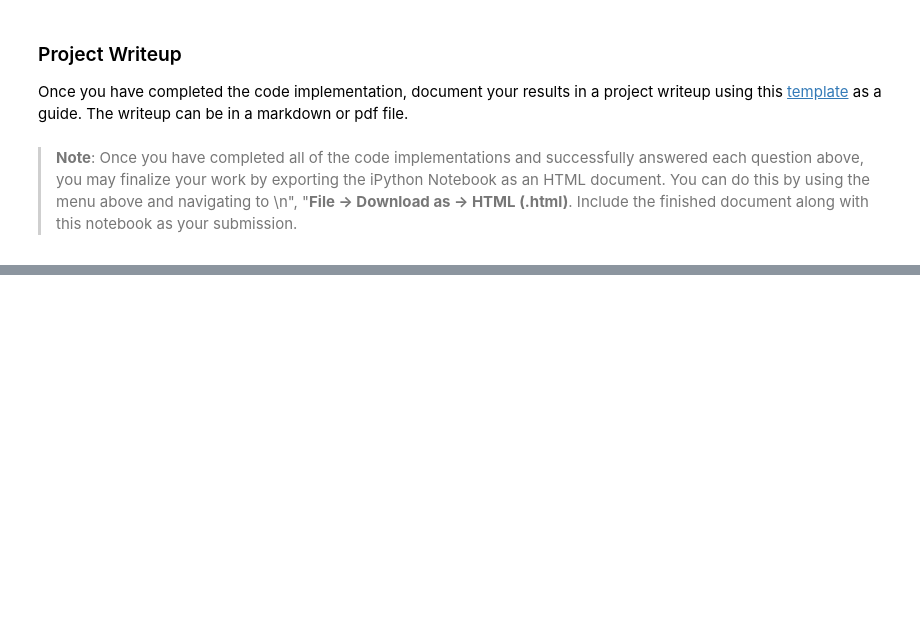
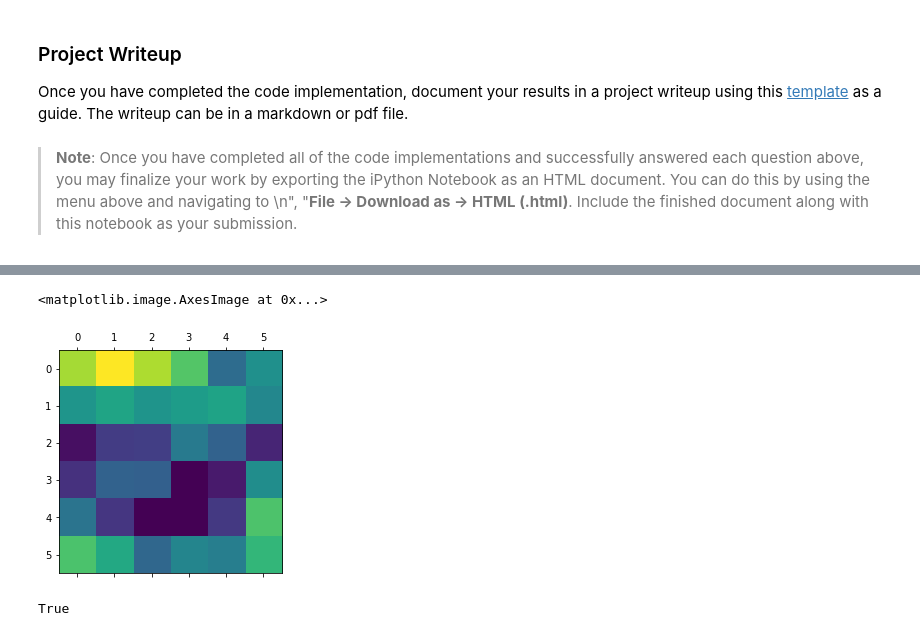
Before and after one commit to favetelinguis/udacity_self-driving_car, a Jupyter notebook: CarND-Traffic-Sign-Classifier-Project/Traffic_Sign_Classifier.ipynb, the cells around one changed output, grey strips where cells are left out. Drawn from its saved outputs; the diff is of its cells as text; code cells hidden in the pictures; blank space fills up the shorter version.

Commit message:
First solution to project 2

```diff
--- a/CarND-Traffic-Sign-Classifier-Project/Traffic_Sign_Classifier.ipynb
+++ b/CarND-Traffic-Sign-Classifier-Project/Traffic_Sign_Classifier.ipynb
@@ -433,0 +433,6 @@ def outputFeatureMap(image_input, tf_activation, activation_min=-1, activation_m
+# %%
+# Train a much worse model to show how it fails in its predictions
+bad_model = getModel(use_dropout=False)
+trainModel(bad_model, epochs = 20)
+result = model.evaluate(X_test, one_hot_test_labels)
+print('Accuracy: ', result[1])
@@ -462,0 +520,32 @@ How many training example of 25 do we have:  1350
+# %%
+from tensorflow.python.keras.backend import mean, function, gradients
+def heatmap_from_category(model, cat=25):
+    roadwork_output = model.output[:, cat]
+    last_conv_layer = model.get_layer('conv2d_15')
+    grads = gradients(roadwork_output, last_conv_layer.output)[0]
+    pooled_grads = mean(grads, axis=(0, 1, 2))
+    iterate = function([model.input],
+                         [pooled_grads, last_conv_layer.output[0]])
+    pooled_grads_value, conv_layer_output_value = iterate([resized_images[4].reshape(1,32,32,3)])
+    for i in range(128): # 128 channels in last conv layer
+        conv_layer_output_value[:, :, i] *= pooled_grads_value[i]
+    return np.mean(conv_layer_output_value, axis=-1)
+# %%
+heatmap = heatmap_from_category(bad_model, 25)
+heatmap = np.maximum(heatmap, 0)
+heatmap /= np.max(heatmap)
+plt.matshow(heatmap)
+# %% [output]
+<matplotlib.image.AxesImage at 0x...>
+[figure, added]
+# %%
+import cv2
+img_path = '/home/henke/repos/udacity_self-driving_car/CarND-Traffic-Sign-Classifier-Project/signs/25roadwork.png'
+img = cv2.imread(img_path)
+heatmap = cv2.resize(heatmap, (img.shape[1], img.shape[0]))
+heatmap = np.uint8(255 * heatmap)
+heatmap = cv2.applyColorMap(heatmap, cv2.COLORMAP_JET)
+superimposed_img = heatmap * 0.6 + img
+cv2.imwrite('heatmaps/25heatmapImage.jpg', superimposed_img)
+# %% [output]
+True
```
Also changed, not shown: parts of 18 cells of this notebook, 10 other files.
